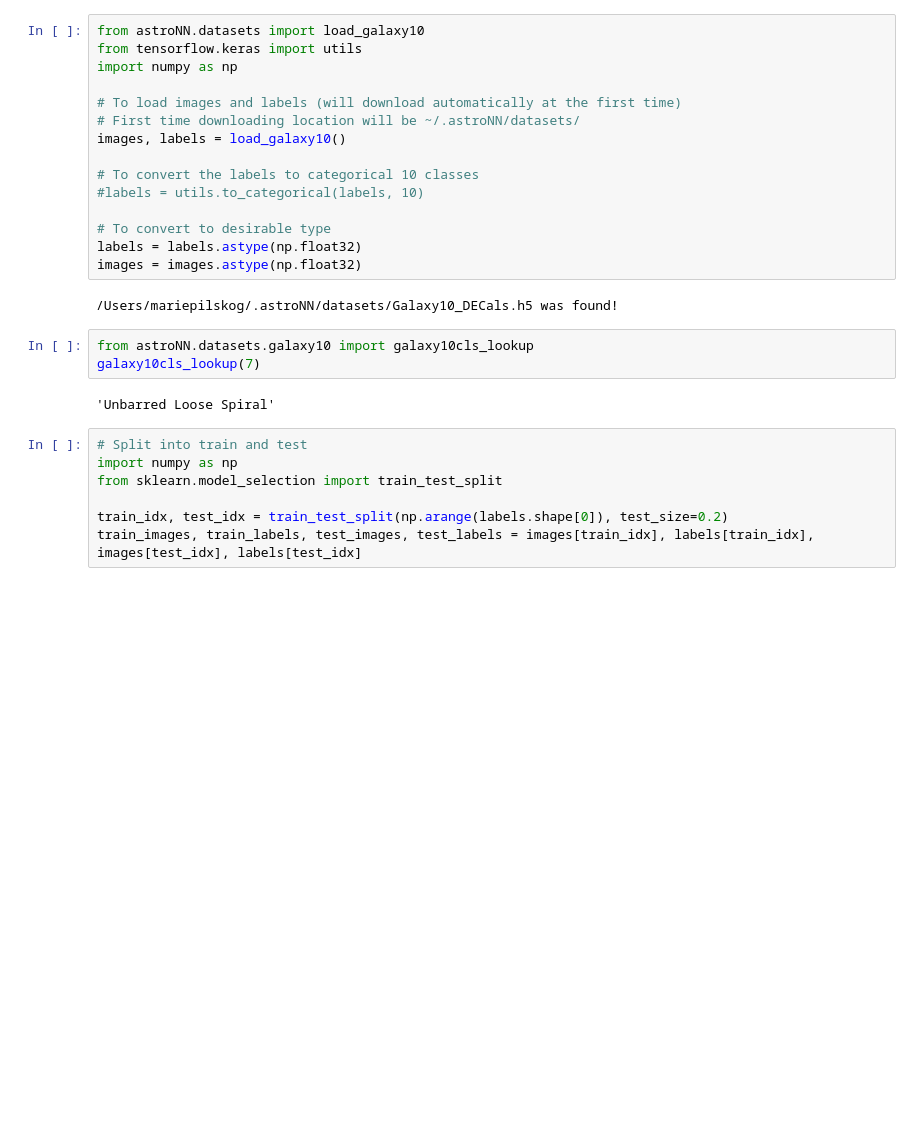
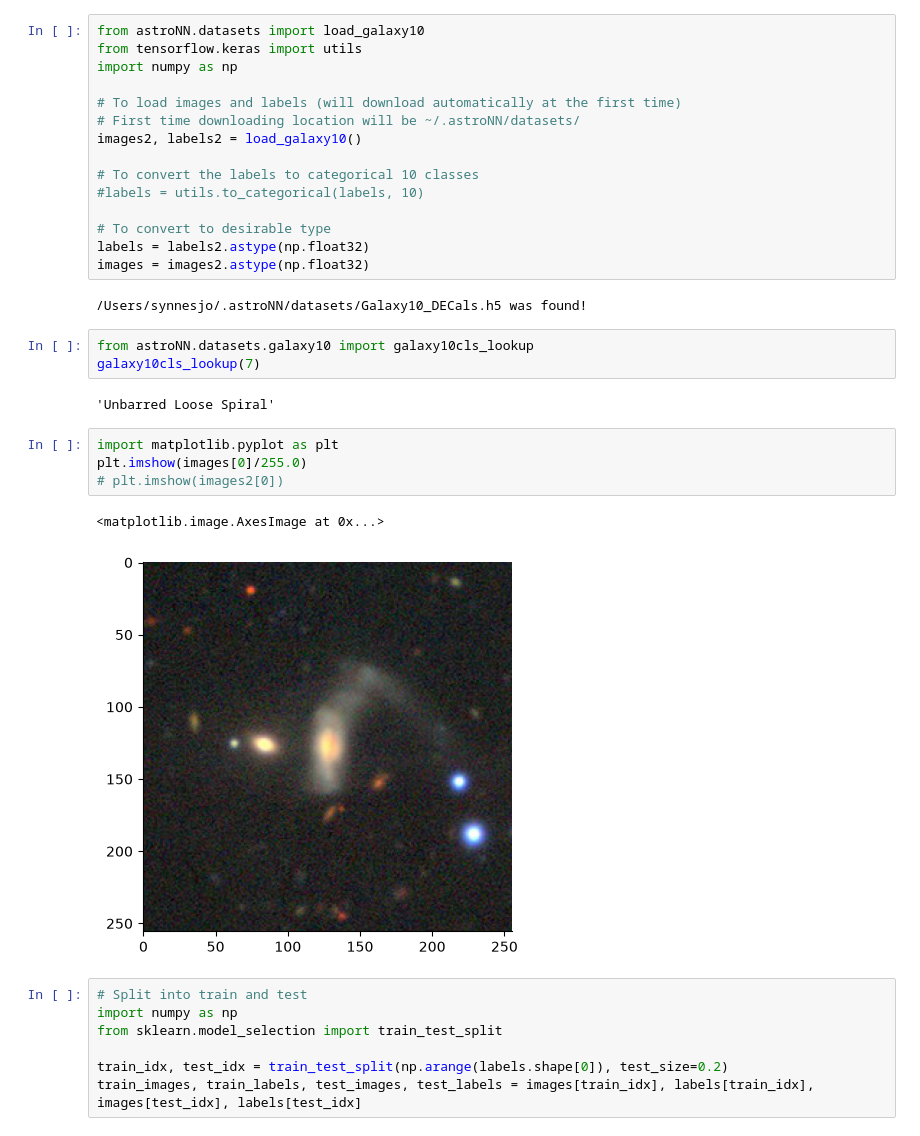
Before and after one commit to synnesjor/FYS-STK4155, a Jupyter notebook: Project3/code/decision_tree_copy.ipynb, the cells around one changed output. Cells and saved outputs as stored; diff of their text form; blank space fills up the shorter version.

```diff
--- a/Project3/code/decision_tree_copy.ipynb
+++ b/Project3/code/decision_tree_copy.ipynb
@@ -5,21 +5,28 @@ import numpy as np
 
 # To load images and labels (will download automatically at the first time)
 # First time downloading location will be ~/.astroNN/datasets/
-images, labels = load_galaxy10()
+images2, labels2 = load_galaxy10()
 
 # To convert the labels to categorical 10 classes
 #labels = utils.to_categorical(labels, 10)
 
 # To convert to desirable type
-labels = labels.astype(np.float32)
-images = images.astype(np.float32)
+labels = labels2.astype(np.float32)
+images = images2.astype(np.float32)
 # %% [output]
-/Users/mariepilskog/.astroNN/datasets/Galaxy10_DECals.h5 was found!
+/Users/synnesjo/.astroNN/datasets/Galaxy10_DECals.h5 was found!
 # %%
 from astroNN.datasets.galaxy10 import galaxy10cls_lookup
 galaxy10cls_lookup(7)
 # %% [output]
 'Unbarred Loose Spiral'
+# %%
+import matplotlib.pyplot as plt
+plt.imshow(images[0]/255.0)
+# plt.imshow(images2[0])
+# %% [output]
+<matplotlib.image.AxesImage at 0x...>
+[figure, added]
 # %%
 # Split into train and test
 import numpy as np
```
Also changed, not shown: parts of 6 cells of this notebook.
